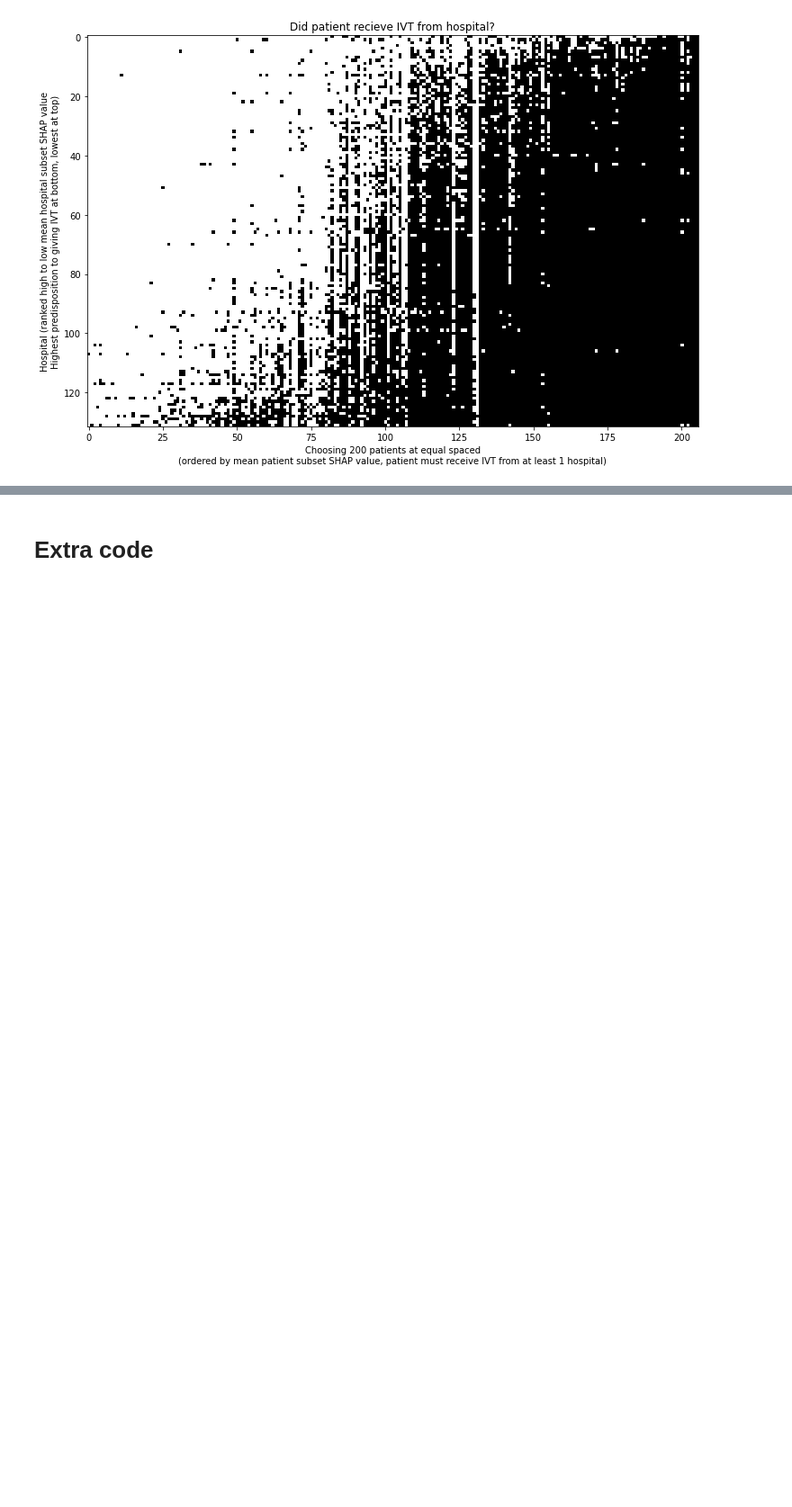
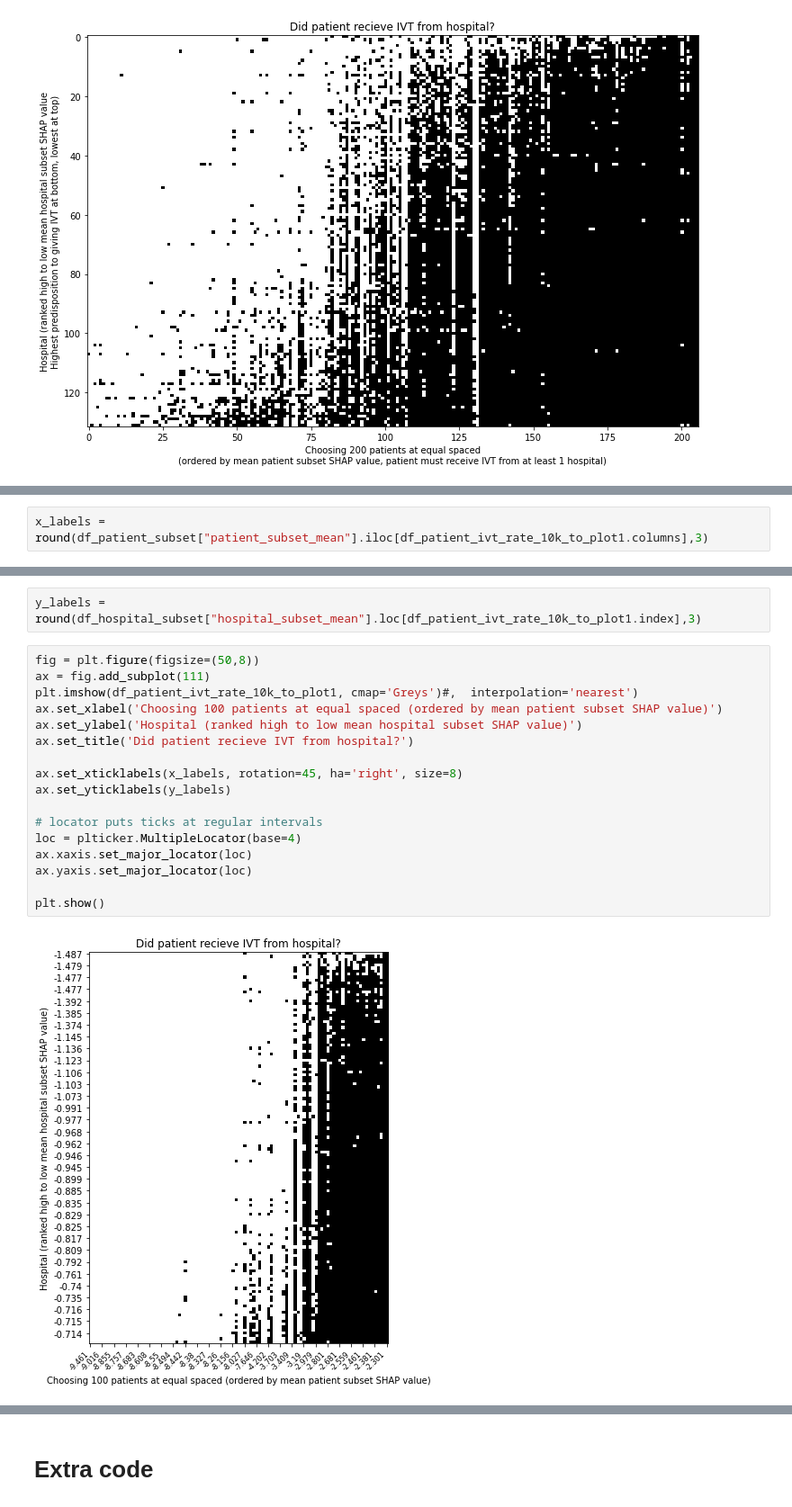
Before and after one commit to samuel-book/samuel_shap_paper_1, a Jupyter notebook: xgb_10_features/04d_10k_subset_SHAP_values_hosp_patient_plot.ipynb, the cells around one changed output, grey strips where cells are left out. Shown at 90% size. Cells and saved outputs as stored; diff of their text form; blank space fills up the shorter version.

```diff
--- a/xgb_10_features/04d_10k_subset_SHAP_values_hosp_patient_plot.ipynb
+++ b/xgb_10_features/04d_10k_subset_SHAP_values_hosp_patient_plot.ipynb
@@ -994,0 +1056,2 @@ df_patient_ivt_rate_10k_to_plot2.sum(axis=0).min()
+# %%
+x_labels = round(df_patient_subset["patient_subset_mean"].iloc[df_patient_ivt_rate_10k_to_plot1.columns],3)
@@ -994,0 +1067,21 @@ df_patient_ivt_rate_10k_to_plot2.sum(axis=0).min()
+# %%
+y_labels = round(df_hospital_subset["hospital_subset_mean"].loc[df_patient_ivt_rate_10k_to_plot1.index],3)
+# %%
+fig = plt.figure(figsize=(50,8))
+ax = fig.add_subplot(111)
+plt.imshow(df_patient_ivt_rate_10k_to_plot1, cmap='Greys')#,  interpolation='nearest')
+ax.set_xlabel('Choosing 100 patients at equal spaced (ordered by mean patient subset SHAP value)')
+ax.set_ylabel('Hospital (ranked high to low mean hospital subset SHAP value)')
+ax.set_title('Did patient recieve IVT from hospital?')
+
+ax.set_xticklabels(x_labels, rotation=45, ha='right', size=8)
+ax.set_yticklabels(y_labels)
+
+# locator puts ticks at regular intervals
+loc = plticker.MultipleLocator(base=4)
+ax.xaxis.set_major_locator(loc)
+ax.yaxis.set_major_locator(loc)
+
+plt.show()
+# %% [output]
+[figure, added]
```
Also changed, not shown: parts of 20 cells of this notebook.
